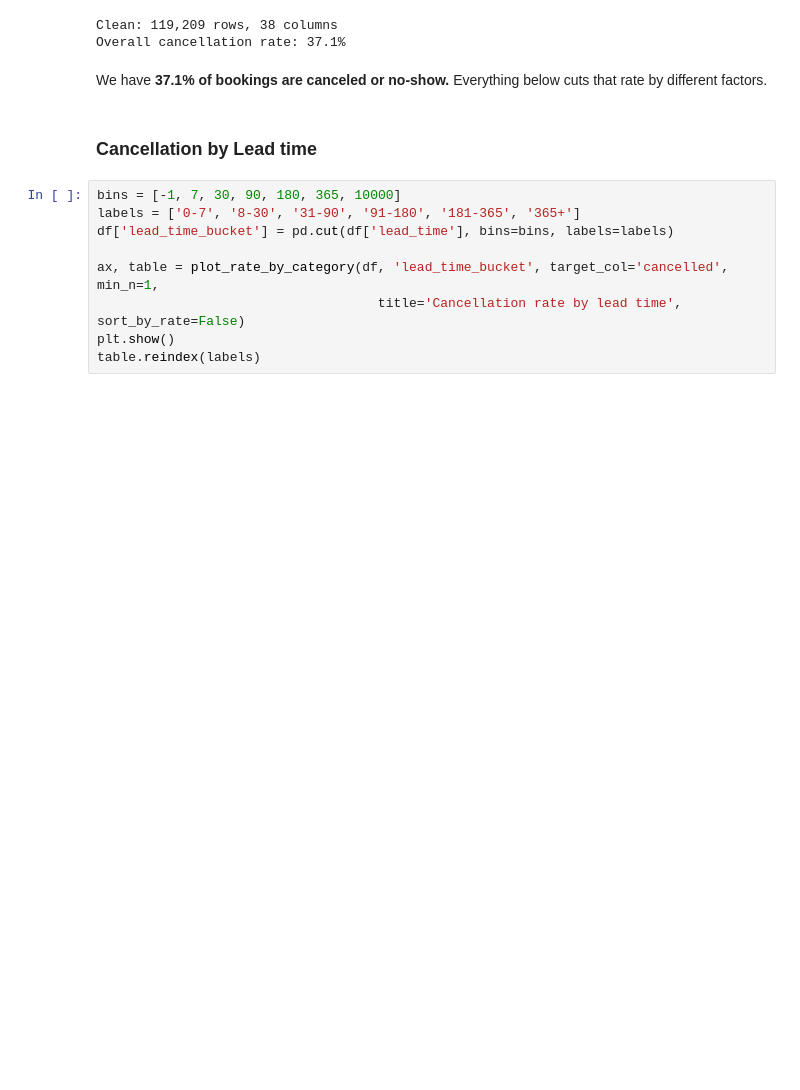
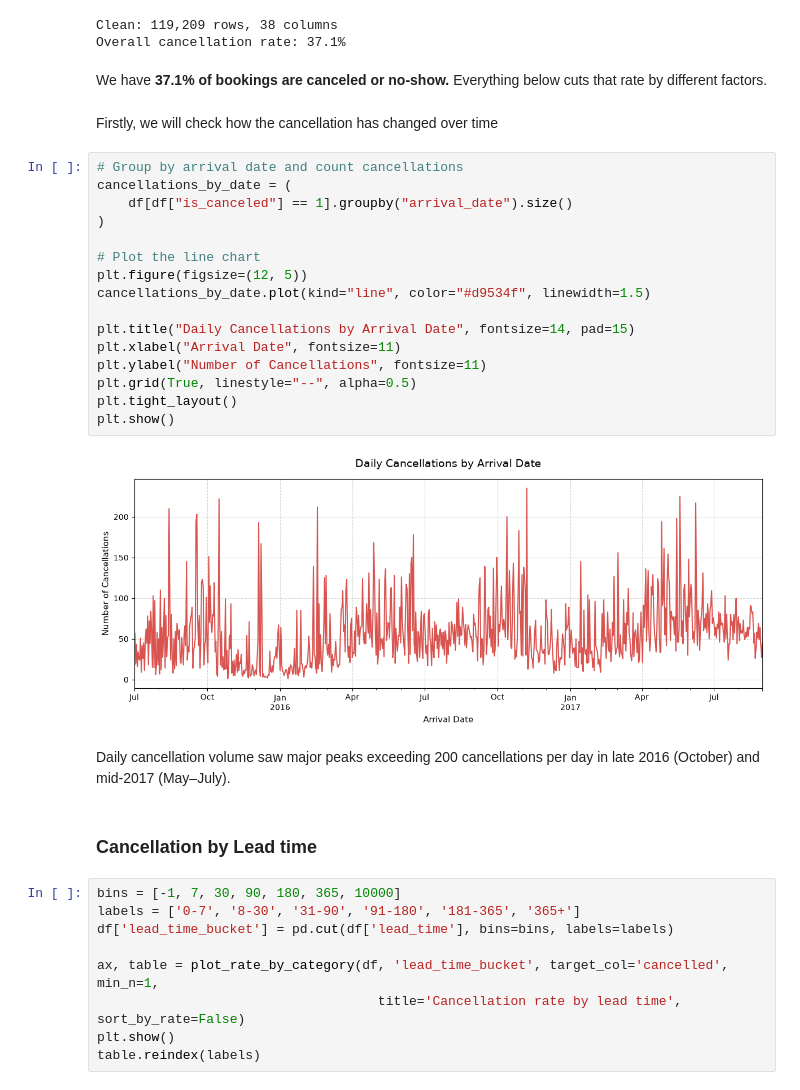
Before and after one commit to alphaB787/hotel-analytics, a Jupyter notebook: notebooks/02_eda.ipynb, the cells around one changed output. Saved outputs shown, nothing was run; the diff lists cells and outputs as text; blank space fills up the shorter version.

```diff
--- a/notebooks/02_eda.ipynb
+++ b/notebooks/02_eda.ipynb
@@ -43,6 +43,28 @@ Overall cancellation rate: 37.1%
 # %% [markdown]
 We have **37.1% of bookings are canceled or
 no-show.** Everything below cuts that rate by different factors.
+# %% [markdown]
+Firstly, we will check how the cancellation has changed over time
+# %%
+# Group by arrival date and count cancellations
+cancellations_by_date = (
+    df[df["is_canceled"] == 1].groupby("arrival_date").size()
+)
+
+# Plot the line chart
+plt.figure(figsize=(12, 5))
+cancellations_by_date.plot(kind="line", color="#d9534f", linewidth=1.5)
+
+plt.title("Daily Cancellations by Arrival Date", fontsize=14, pad=15)
+plt.xlabel("Arrival Date", fontsize=11)
+plt.ylabel("Number of Cancellations", fontsize=11)
+plt.grid(True, linestyle="--", alpha=0.5)
+plt.tight_layout()
+plt.show()
+# %% [output]
+[figure, added]
+# %% [markdown]
+Daily cancellation volume saw major peaks exceeding 200 cancellations per day in late 2016 (October) and mid-2017 (May–July).
 # %% [markdown]
 ### Cancellation by Lead time
 # %%
```
Also changed, not shown: parts of 8 cells of this notebook, 1 other file.
